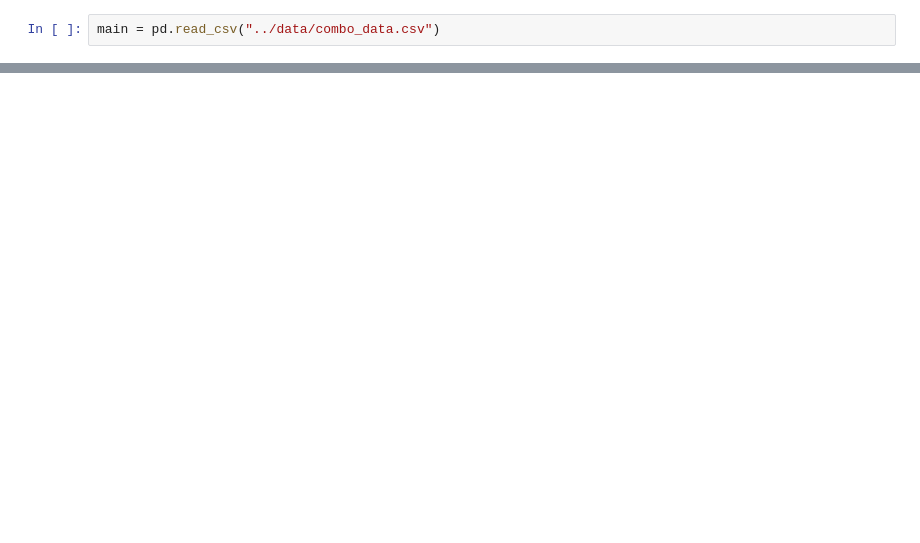
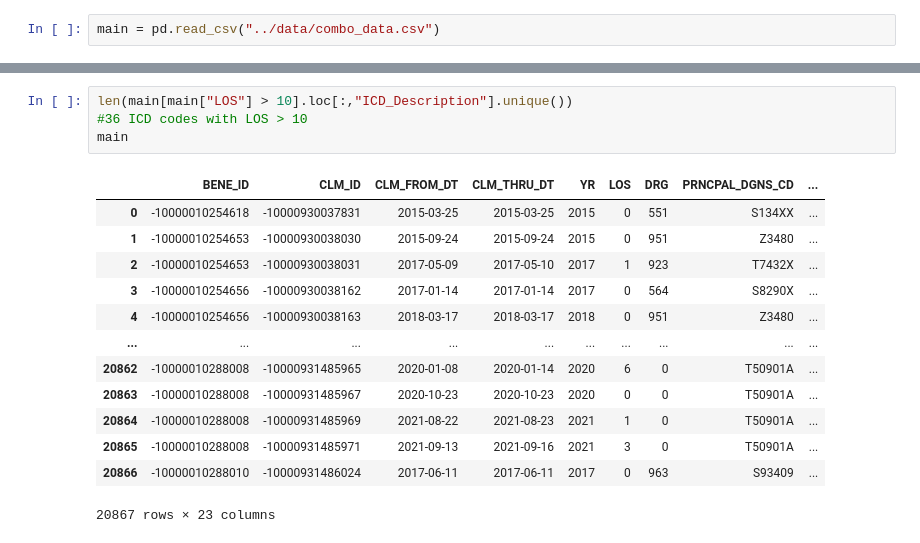
Before and after one commit to lwilsen/HealthCareAnalysis, a Jupyter notebook: luke_code/modelling/models.ipynb, the cells around one changed output, grey strips where cells are left out. Saved outputs shown, nothing was run; the diff lists cells and outputs as text; blank space fills up the shorter version.

```diff
--- a/luke_code/modelling/models.ipynb
+++ b/luke_code/modelling/models.ipynb
@@ -53,0 +61,18 @@ def get_cont_enrolled(init_year, end_year, df):
+# %%
+len(main[main["LOS"] > 10].loc[:,"ICD_Description"].unique())
+#36 ICD codes with LOS > 10
+main
+# %% [output]
+|  | BENE_ID | CLM_ID | CLM_FROM_DT | CLM_THRU_DT | YR | LOS | DRG | PRNCPAL_DGNS_CD | ... |
+| 0 | -10000010254618 | -10000930037831 | 2015-03-25 | 2015-03-25 | 2015 | 0 | 551 | S134XX | ... |
+| 1 | -10000010254653 | -10000930038030 | 2015-09-24 | 2015-09-24 | 2015 | 0 | 951 | Z3480 | ... |
+| 2 | -10000010254653 | -10000930038031 | 2017-05-09 | 2017-05-10 | 2017 | 1 | 923 | T7432X | ... |
+| 3 | -10000010254656 | -10000930038162 | 2017-01-14 | 2017-01-14 | 2017 | 0 | 564 | S8290X | ... |
+| 4 | -10000010254656 | -10000930038163 | 2018-03-17 | 2018-03-17 | 2018 | 0 | 951 | Z3480 | ... |
+| ... | ... | ... | ... | ... | ... | ... | ... | ... | ... |
+| 20862 | -10000010288008 | -10000931485965 | 2020-01-08 | 2020-01-14 | 2020 | 6 | 0 | T50901A | ... |
+| 20863 | -10000010288008 | -10000931485967 | 2020-10-23 | 2020-10-23 | 2020 | 0 | 0 | T50901A | ... |
+| 20864 | -10000010288008 | -10000931485969 | 2021-08-22 | 2021-08-23 | 2021 | 1 | 0 | T50901A | ... |
+| 20865 | -10000010288008 | -10000931485971 | 2021-09-13 | 2021-09-16 | 2021 | 3 | 0 | T50901A | ... |
+| 20866 | -10000010288010 | -10000931486024 | 2017-06-11 | 2017-06-11 | 2017 | 0 | 963 | S93409 | ... |
+20867 rows × 23 columns
```
Also changed, not shown: parts of 10 cells of this notebook, 4 other files.
